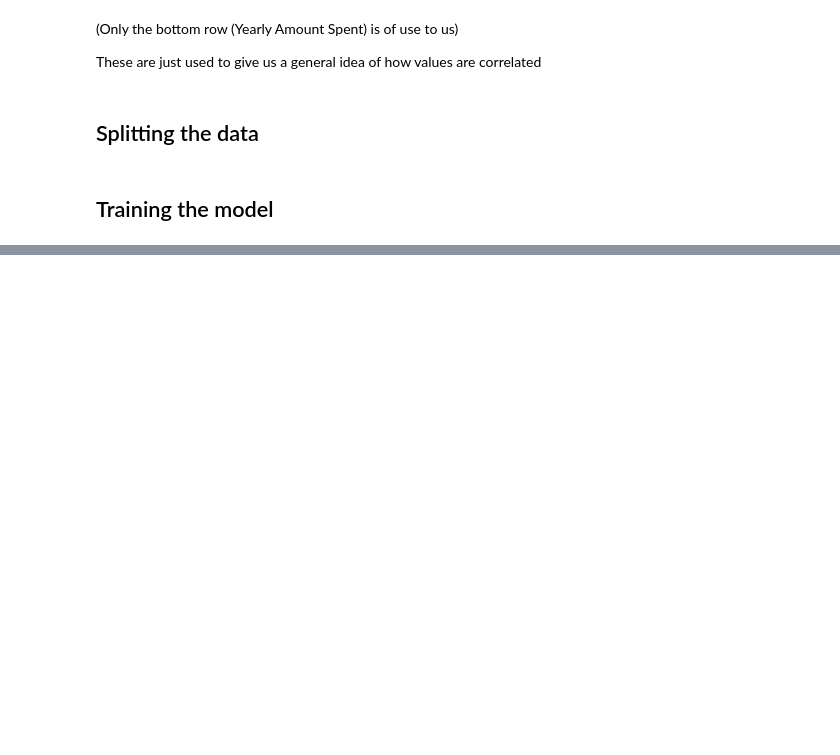
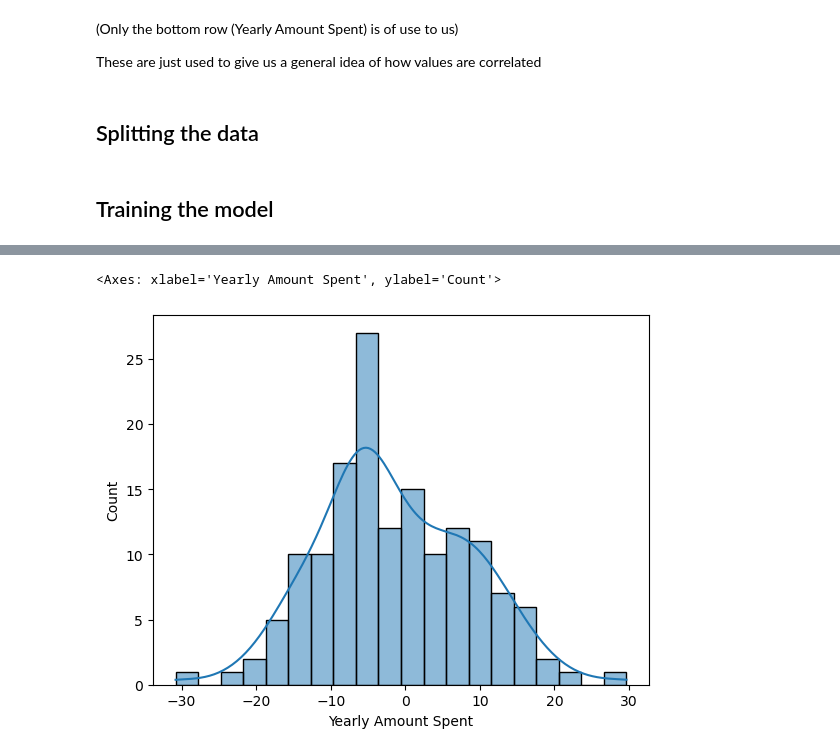
Before and after one commit to Sohail-Rasul/E-Commerce-Data-Analysis, a Jupyter notebook: LRAnalysis.ipynb, the cells around one changed output, grey strips where cells are left out. Cells and saved outputs as stored; diff of their text form; code cells hidden in the pictures; blank space fills up the shorter version.

```diff
--- a/LRAnalysis.ipynb
+++ b/LRAnalysis.ipynb
@@ -92,0 +134,3 @@ X_train , X_test , y_train , y_test = train_test_split(X, y, test_size=0.3, rand
+# %%
+residuals = y_test - predictions
+residuals
@@ -92,0 +150,5 @@ X_train , X_test , y_train , y_test = train_test_split(X, y, test_size=0.3, rand
+# %%
+sns.histplot(residuals , bins=20, kde = True)
+# %% [output]
+<Axes: xlabel='Yearly Amount Spent', ylabel='Count'>
+[figure, added]
```
Also changed, not shown: parts of 11 cells of this notebook.
